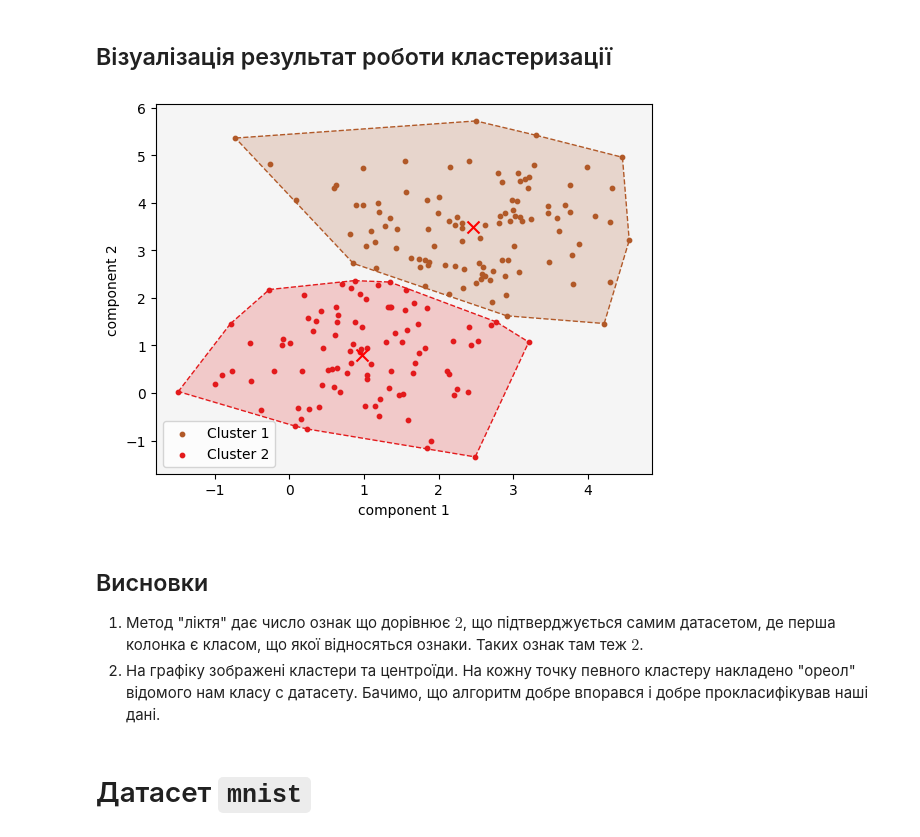
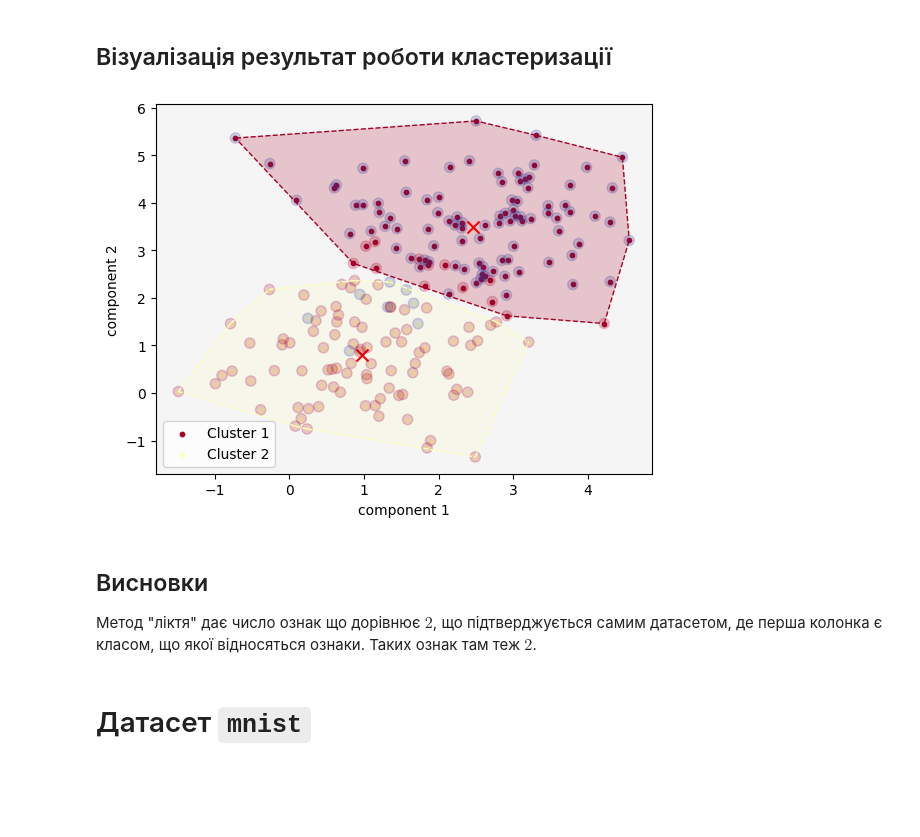
Before and after one commit to sergiokapone/DataScience, a Jupyter notebook: Hw6/Hw6.ipynb, the cells around one changed output. Saved outputs shown, nothing was run; the diff lists cells and outputs as text; code cells hidden in the pictures; blank space fills up the shorter version.

```diff
--- a/Hw6/Hw6.ipynb
+++ b/Hw6/Hw6.ipynb
@@ -140,6 +142,7 @@ def plot_clusters_with_convex_hulls(X, cluster_labels, centroids, k):
 
     Parameters:
     - X: Data matrix (n_samples, n_features).
+    - y: Class Tags.
     - cluster_labels: Array with cluster labels for each point in X.
     - centroids: Matrix with the coordinates of the centroids of the clusters (k, n_features).
     - k: The number of clusters.
@@ -148,7 +151,7 @@ def plot_clusters_with_convex_hulls(X, cluster_labels, centroids, k):
     - Visualization with clusters, convex hulls and centroids.
     """
     fig, ax = plt.subplots()
-    cmap = plt.get_cmap("Paired_r")
+    cmap = plt.get_cmap("Accent")
 
     hull_list = [ConvexHull(X[cluster_labels == i]) for i in range(k)]
 
@@ -278,6 +281,7 @@ print(corr[0, 1].round(2))
 ## Знаходження оптимальної кількості кластерів
 # %%
 X_data_2d = np.array(data_2d.iloc[:, 1:])
+y_data_2d = np.array(data_2d.iloc[:, 0])
 
 Jk_data_2d = find_optimal_clusters(X_data_2d, max_clusters=10)
 # %% [output]
@@ -316,14 +320,13 @@ y_centroid = centroids[:, 1]
 # %% [markdown]
 ## Візуалізація результат роботи кластеризації
 # %%
-plot_clusters_with_convex_hulls(X_data_2d, cluster_labels, centroids, k_opt)
+plot_clusters_with_convex_hulls(X_data_2d, y_data_2d, cluster_labels, centroids, k_opt)
 # %% [output]
-[figure, old version]
+[figure, new version]
 # %% [markdown]
 ## Висновки
 
-1. Метод "ліктя" дає число ознак що дорівнює $2$, що підтверджується самим датасетом, де перша колонка є класом, що якої відносяться ознаки. Таких ознак там теж $2$.
-2. На графіку зображені кластери та центроїди. На кожну точку певного кластеру накладено "ореол" відомого нам класу с датасету. Бачимо, що алгоритм добре впорався і добре прокласифікував наші дані.
+Метод "ліктя" дає число ознак що дорівнює $2$, що підтверджується самим датасетом, де перша колонка є класом, що якої відносяться ознаки. Таких ознак там теж $2$.
 # %% [markdown]
 # Датасет `mnist`
 # %%
```
Also changed, not shown: parts of 3 cells of this notebook.
